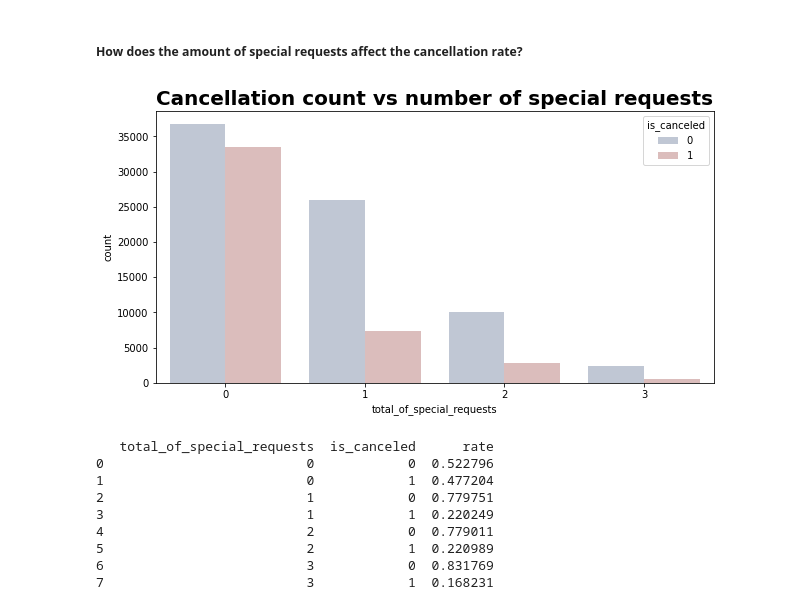
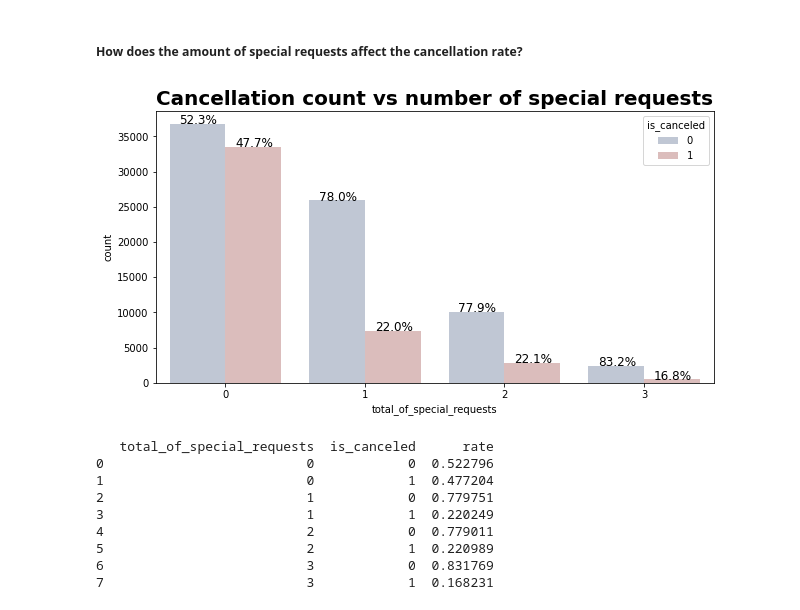
Before and after one commit to ofek181/Causal-Inference, a Jupyter notebook: causal_inference_notebook.ipynb, the cells around one changed output. Saved outputs shown, nothing was run; the diff lists cells and outputs as text; code cells hidden in the pictures.

Commit message:
added precentages to graphs

```diff
--- a/causal_inference_notebook.ipynb
+++ b/causal_inference_notebook.ipynb
@@ -210,5 +210,16 @@ cancellation_rate
 ##### Repeated guests are less likely to cancel bookings, with a difference of 0.23%
 # %% [markdown]
 #### What effect does a deposit have?
+# %%
+def display_graph(ax, feat, num_cat, sub_cat):
+    a = [p.get_height() for p in ax.patches]
+    patch = [p for p in ax.patches]
+    for i in range(num_cat):
+        total = feat.value_counts().values[i]
+        for j in range(sub_cat):
+            percentage = '{:.1f}%'.format(100 * a[(j*num_cat + i)]/total)
+            x = patch[(j*num_cat + i)].get_x() + patch[(j*num_cat + i)].get_width() / 2 - 0.13
+            y = patch[(j*num_cat + i)].get_y() + patch[(j*num_cat + i)].get_height()
+            ax.annotate(percentage, (x, y), size = 12)
 # %%
 plt.figure(figsize=(10, 5))
@@ -232,11 +243,11 @@ sns.boxplot(x='is_canceled', y='lead_time',data=data, palette='vlag')
 ##### How does the amount of special requests affect the cancellation rate?
 # %%
 plt.figure(figsize=(10, 5))
-sns.countplot(x='total_of_special_requests', hue="is_canceled", data=data, palette='vlag')
+ax = sns.countplot(x='total_of_special_requests', hue="is_canceled", data=data, palette='vlag')
 plt.title("Cancellation count vs number of special requests", fontweight="bold", size=20)
-plt.show()
+display_graph(ax, data.total_of_special_requests, 4, 2)
 # %% [output]
-[figure, old version]
+[figure, new version]
 # %%
 cancellation_rate = data.groupby(["total_of_special_requests", "is_canceled"]).size().reset_index(name='rate')
 s = cancellation_rate.groupby("total_of_special_requests")['rate'].transform("sum")
```
Also changed, not shown: parts of 7 cells of this notebook.
